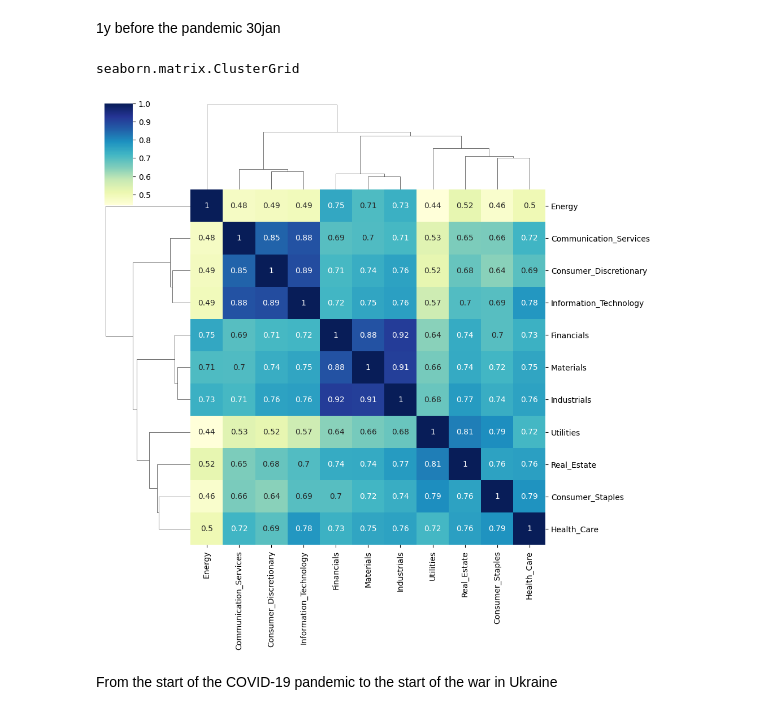
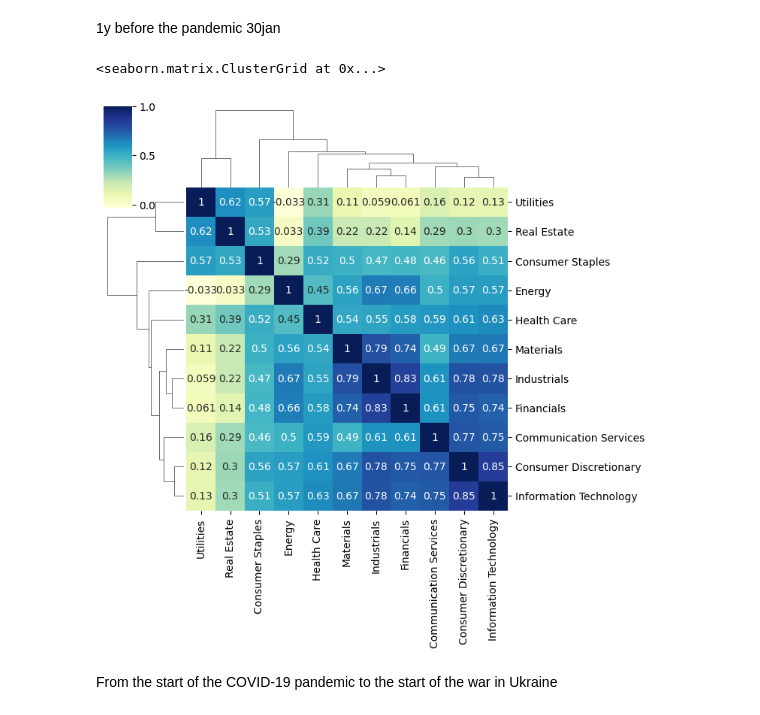
Before and after one commit to FilippoCaramatti/Sectors_Factors, a Jupyter notebook: Sectors_factors.ipynb, the cells around one changed output. Cells and saved outputs as stored; diff of their text form; code cells hidden in the pictures.

```diff
--- a/Sectors_factors.ipynb
+++ b/Sectors_factors.ipynb
@@ -5,7 +5,7 @@ import seaborn as sns
 import numpy as np
 import pandas as pd
 import numpy as np
-import matplotlib as mpl
+import matplotlib.pyplot as plt
 
 data = pd.DataFrame(
         yf.download(
@@ -14,22 +14,5 @@ data = pd.DataFrame(
             interval = "1d"
         )
 )
-
-data.rename({"^SP500-50" : "Communication_Services",
-    "^SP500-25": "Consumer_Discretionary",
-    "^SP500-30": "Consumer_Staples",
-    "^GSPE": "Energy",
-    "^SP500-40": "Financials",
-    "^SP500-35": "Health_Care",
-    "^SP500-20": "Industrials",
-    "^SP500-45": "Information_Technology",
-    "^SP500-15": "Materials",
-    "^SP500-60": "Real_Estate",
-    "^SP500-55": "Utilities"
-
-}, axis=1, inplace=True)
-close = data["Close"]
-returns = pd.DataFrame(np.log(close/close.shift(1)))
-returns
 # %% [output]
 [*********************100%***********************]  11 of 11 completed
@@ -49,0 +19,17 @@ returns
+# %%
+data.rename({"^SP500-50" : "Communication Services",
+    "^SP500-25": "Consumer Discretionary",
+    "^SP500-30": "Consumer Staples",
+    "^GSPE": "Energy",
+    "^SP500-40": "Financials",
+    "^SP500-35": "Health Care",
+    "^SP500-20": "Industrials",
+    "^SP500-45": "Information Technology",
+    "^SP500-15": "Materials",
+    "^SP500-60": "Real Estate",
+    "^SP500-55": "Utilities"
+
+}, axis=1, inplace=True)
+close = data["Close"]
+returns = pd.DataFrame(np.log(close/close.shift(1)))
+returns
@@ -57,13 +59,11 @@ hmap = sns.clustermap(returns_corr, cmap="YlGnBu", annot=True, figsize=(7.5, 7.5
 # %% [markdown]
 1y before the pandemic 30jan
 # %%
-returns_1y_before = returns.loc[:'2020-01-31']
-returns_1y_before.corr()
-
-cmap_1y_before = sns.clustermap(returns_corr, cmap="YlGnBu", annot=True)
-type(cmap_1y_before)
+returns_1y_before = returns.loc[:'2020-01-30']
+correlation_1y_before = returns_1y_before.corr()
+sns.clustermap(correlation_1y_before, cmap="YlGnBu", annot=True, figsize=(7.5, 7.5))
 # %% [output]
-seaborn.matrix.ClusterGrid
+<seaborn.matrix.ClusterGrid at 0x...>
-[figure, old version]
+[figure, new version]
 # %% [markdown]
 From the start of the COVID-19 pandemic to the start of the war in Ukraine
```
Also changed, not shown: parts of 5 cells of this notebook, 1 other file.
